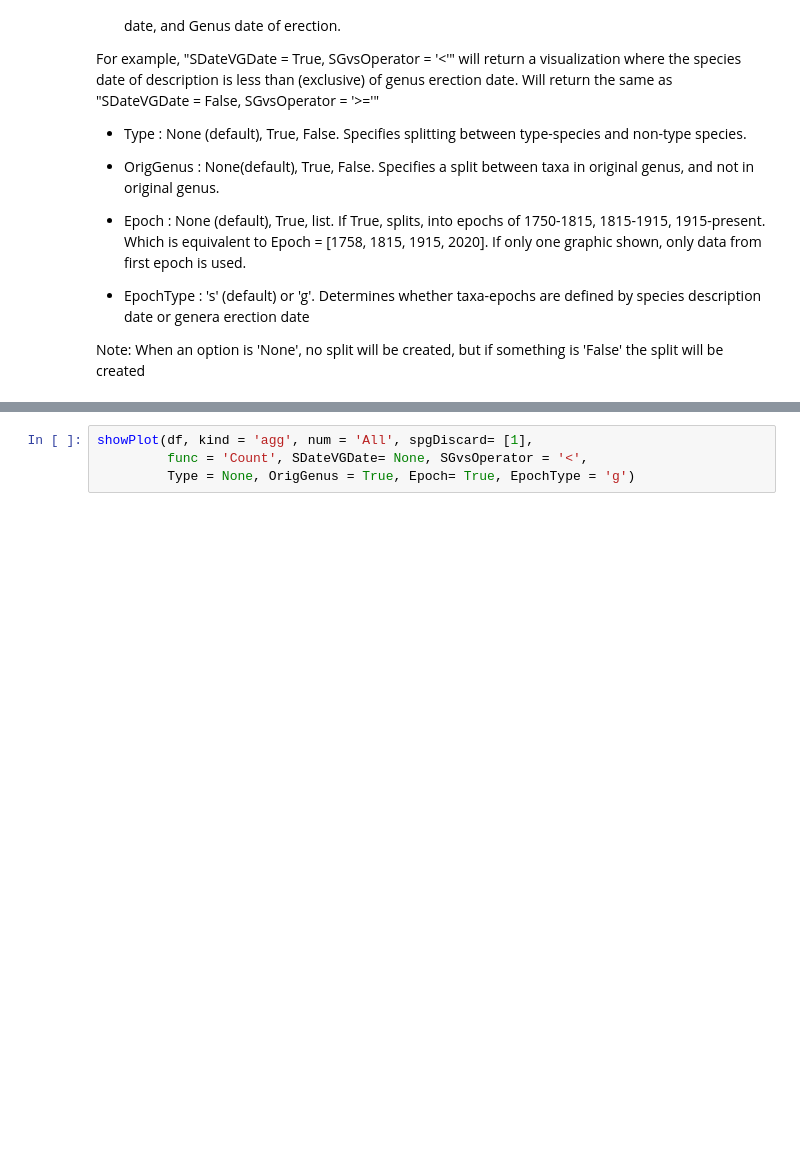
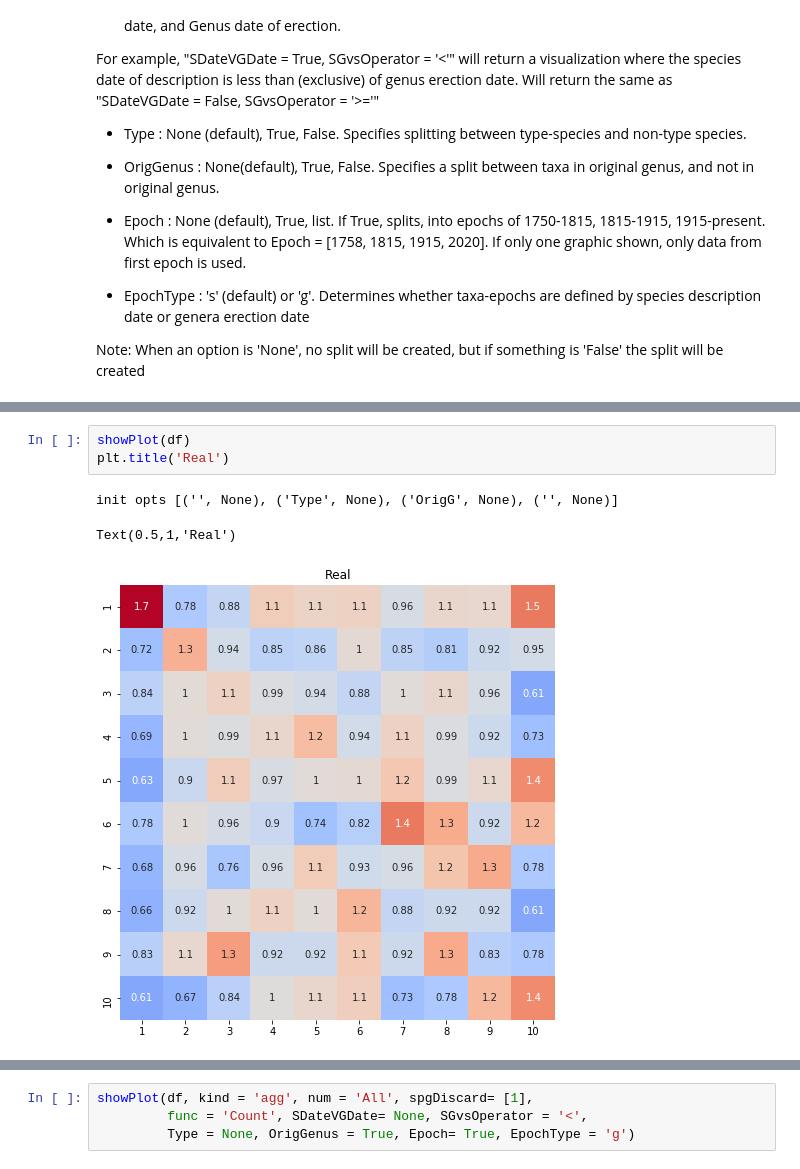
Before and after one commit to wipegup/Capstone, a Jupyter notebook: SeabornGraphing/Seaborn Graphing.ipynb, the cells around one changed output, grey strips where cells are left out. Drawn from its saved outputs; the diff is of its cells as text; blank space fills up the shorter version.

```diff
--- a/SeabornGraphing/Seaborn Graphing.ipynb
+++ b/SeabornGraphing/Seaborn Graphing.ipynb
@@ -66,0 +72,7 @@ init opts [('', None), ('Type', None), ('OrigG', None), ('', None)]
+# %%
+showPlot(df)
+plt.title('Real')
+# %% [output]
+init opts [('', None), ('Type', None), ('OrigG', None), ('', None)]
+Text(0.5,1,'Real')
+[figure, added]
```
Also changed, not shown: parts of 6 cells of this notebook, 10 other files.
